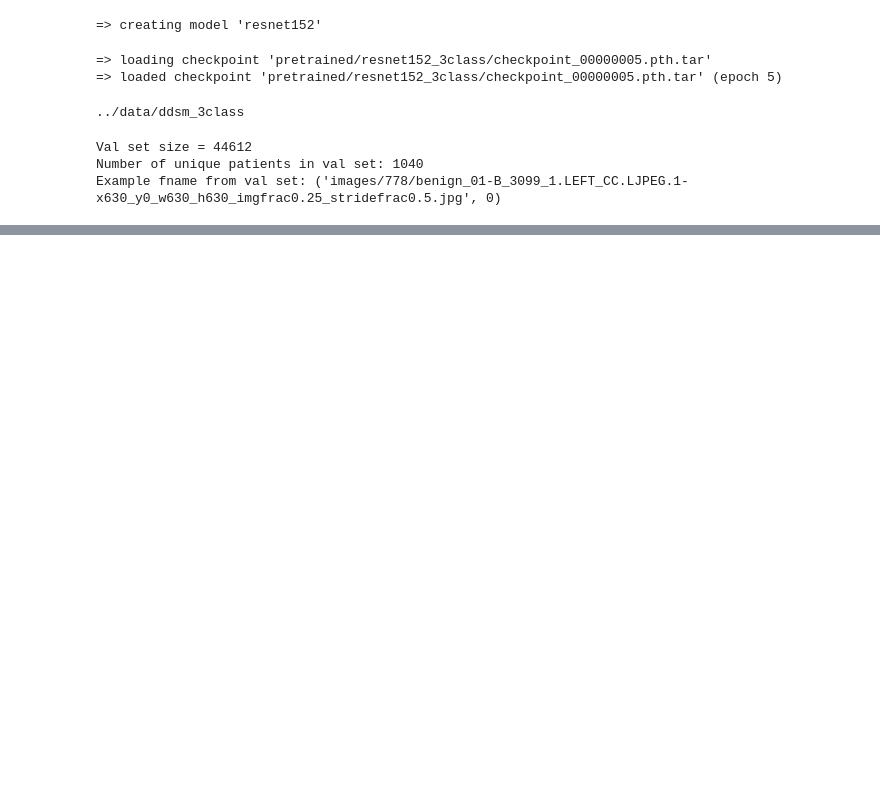
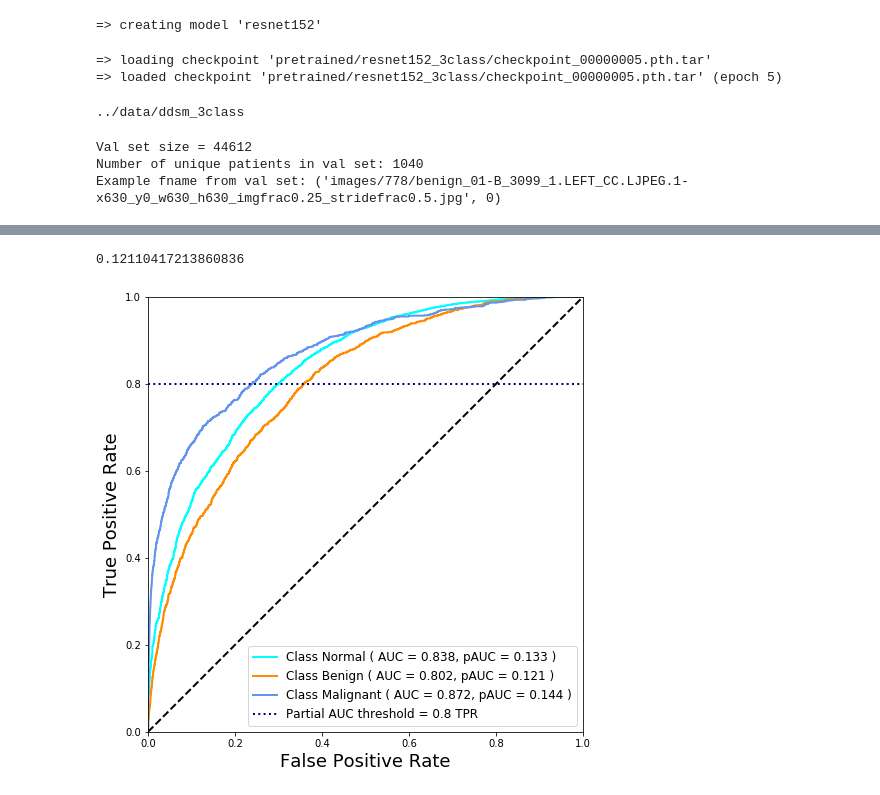
Before and after one commit to marcelomata/ddsm-visual-primitives, a Jupyter notebook: training/plot_roc_curve.ipynb, the cells around one changed output, grey strips where cells are left out. Saved outputs shown, nothing was run; the diff lists cells and outputs as text; code cells hidden in the pictures; blank space fills up the shorter version.

```diff
--- a/training/plot_roc_curve.ipynb
+++ b/training/plot_roc_curve.ipynb
@@ -195,14 +216,13 @@ def partial_auc(fpr, tpr, thresh):
     return pAUC
 # %%
 # Print partial AUC over threshold of 0.8
-# Common metric for medical tasks where sensitivity at set specificity is important.
 
 i = 1
 fpr, tpr, _ = roc_curve(targets[i], probs[i])
 pAUC = partial_auc(fpr, tpr, 0.8)
-plt.plot(fpr[-1*loc:], tpr[-1*loc:], color='black')
-plt.show()
 print(pAUC)
+# %% [output]
+0.12110417213860836
 # %%
 # Plot for all 3 classes' ROC and pAUC
 
@@ -251,7 +274,9 @@ def plot_multi_roc_curve(ys_true, ys_score, legend):
     plt.show()
 # %%
 # ROC curves for each class overlayed, with pAUC indicated
-plot_multi_roc_curve(targets, probs, ['Not Malignant', 'Malignant'])
+plot_multi_roc_curve(targets, probs, ['Normal', 'Benign', 'Malignant'])
+# %% [output]
+[figure, added]
 # %%
 # Average Precision of this model
 # Please note this AP score is caluclated using the sklearn method,
```
Also changed, not shown: parts of 7 cells of this notebook.
